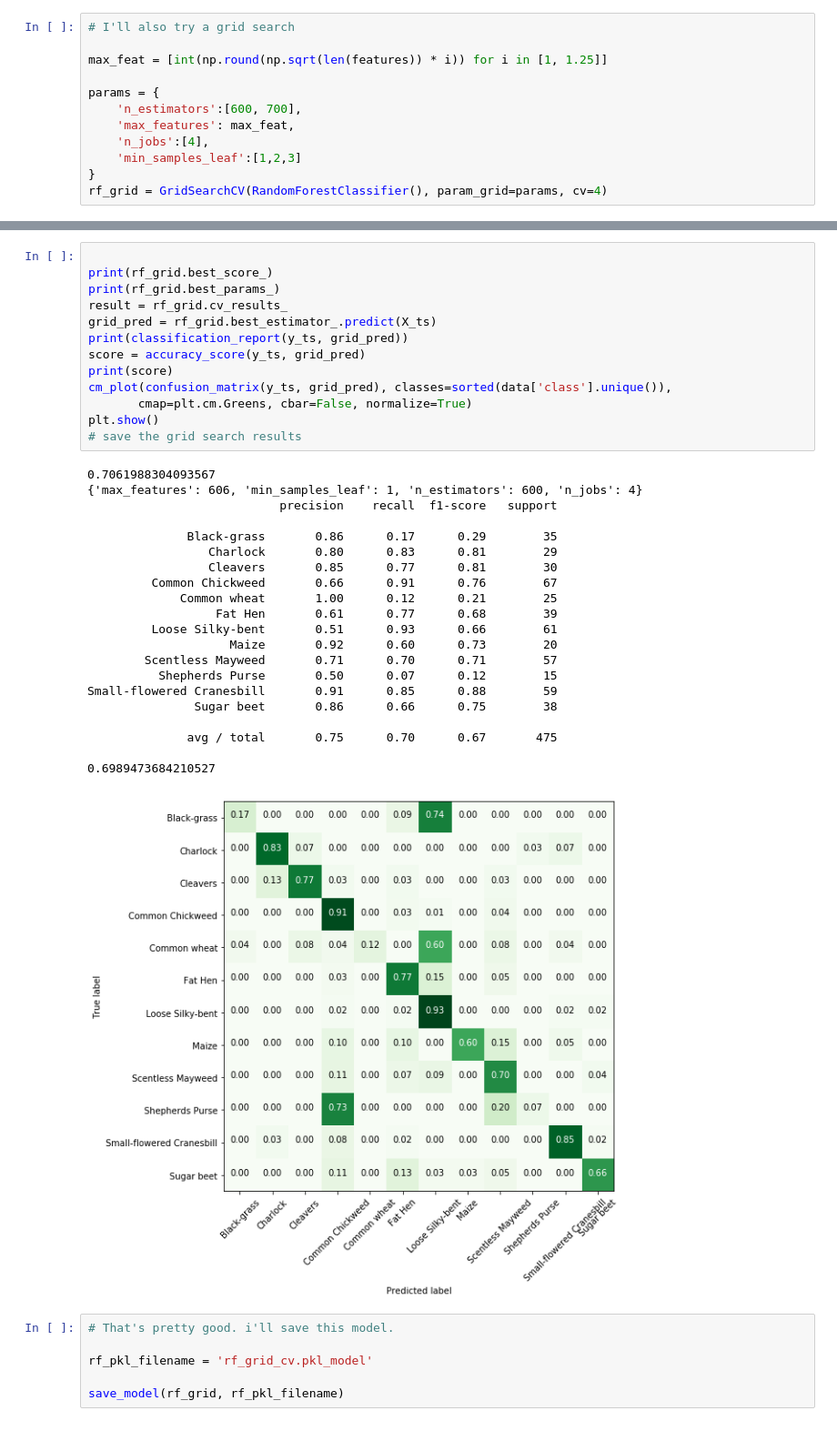
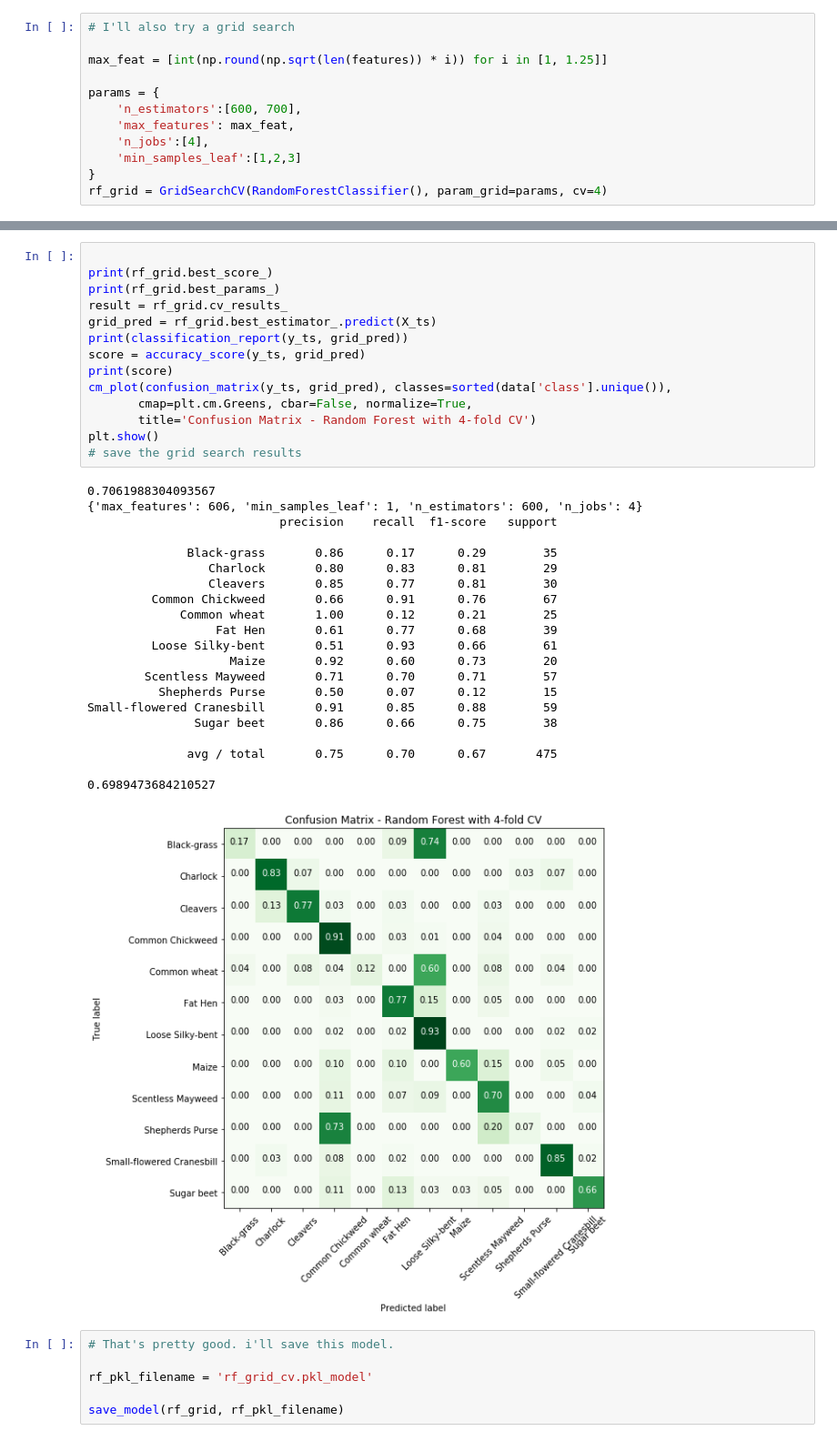
Before and after one commit to nkessler2000/plant-seedlings, a Jupyter notebook: Plant Seedling - all images joined.ipynb, the cells around one changed output, grey strips where cells are left out. Shown at 91% size. Drawn from its saved outputs; the diff is of its cells as text.

```diff
--- a/Plant Seedling - all images joined.ipynb
+++ b/Plant Seedling - all images joined.ipynb
@@ -96,35 +69,36 @@ print(rf_grid.best_score_)
 print(rf_grid.best_params_)
 result = rf_grid.cv_results_
 grid_pred = rf_grid.best_estimator_.predict(X_ts)
 print(classification_report(y_ts, grid_pred))
 score = accuracy_score(y_ts, grid_pred)
 print(score)
 cm_plot(confusion_matrix(y_ts, grid_pred), classes=sorted(data['class'].unique()),
-       cmap=plt.cm.Greens, cbar=False, normalize=True)
+       cmap=plt.cm.Greens, cbar=False, normalize=True,
+       title='Confusion Matrix - Random Forest with 4-fold CV')
 plt.show()
 # save the grid search results
 # %% [output]
 0.7061988304093567
 {'max_features': 606, 'min_samples_leaf': 1, 'n_estimators': 600, 'n_jobs': 4}
                            precision    recall  f1-score   support
 
               Black-grass       0.86      0.17      0.29        35
                  Charlock       0.80      0.83      0.81        29
                  Cleavers       0.85      0.77      0.81        30
          Common Chickweed       0.66      0.91      0.76        67
              Common wheat       1.00      0.12      0.21        25
                   Fat Hen       0.61      0.77      0.68        39
          Loose Silky-bent       0.51      0.93      0.66        61
                     Maize       0.92      0.60      0.73        20
         Scentless Mayweed       0.71      0.70      0.71        57
           Shepherds Purse       0.50      0.07      0.12        15
 Small-flowered Cranesbill       0.91      0.85      0.88        59
                Sugar beet       0.86      0.66      0.75        38
 
               avg / total       0.75      0.70      0.67       475
 
 0.6989473684210527
-[figure, old version]
+[figure, new version]
 # %%
 # That's pretty good. i'll save this model.
 
```
Also changed, not shown: parts of 9 cells of this notebook, 32 other files.
